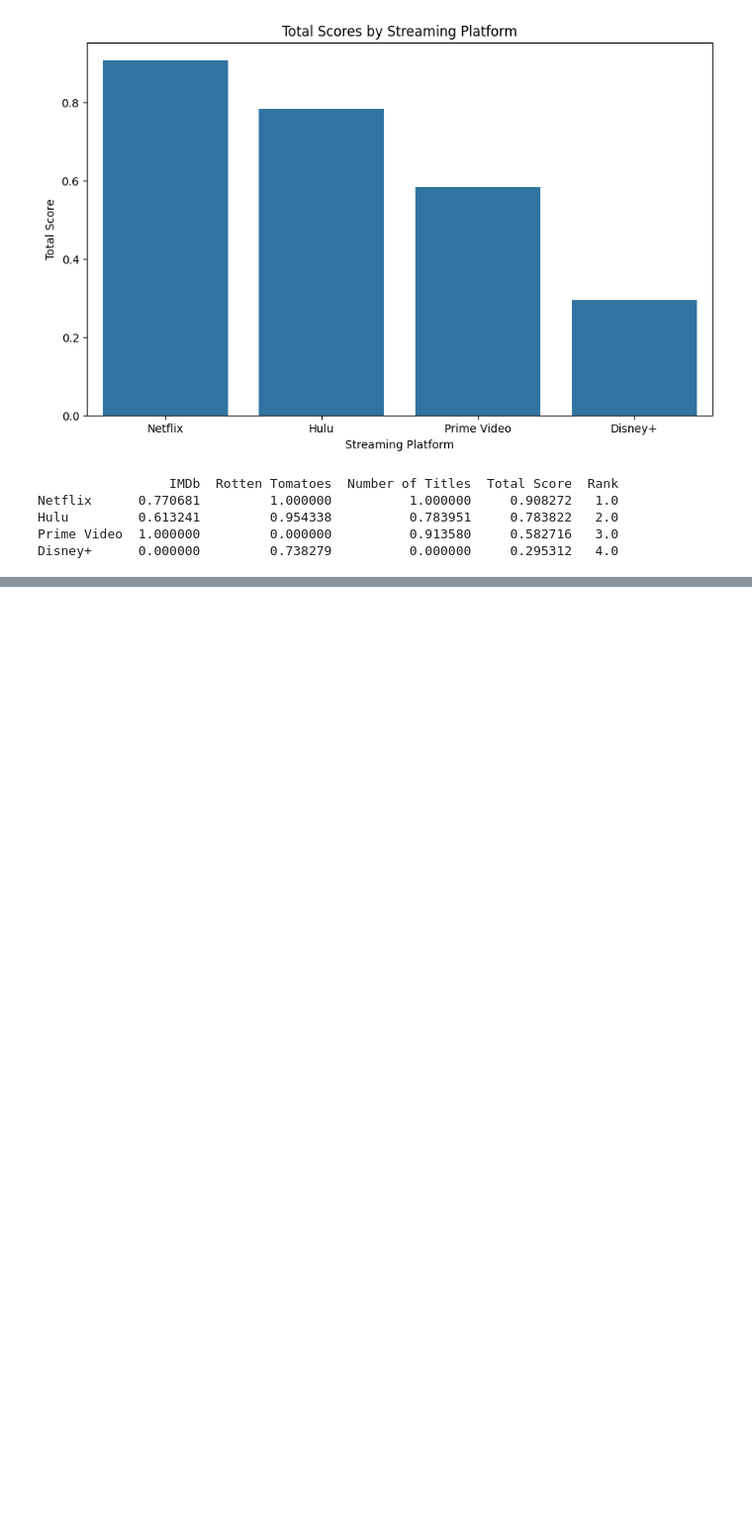
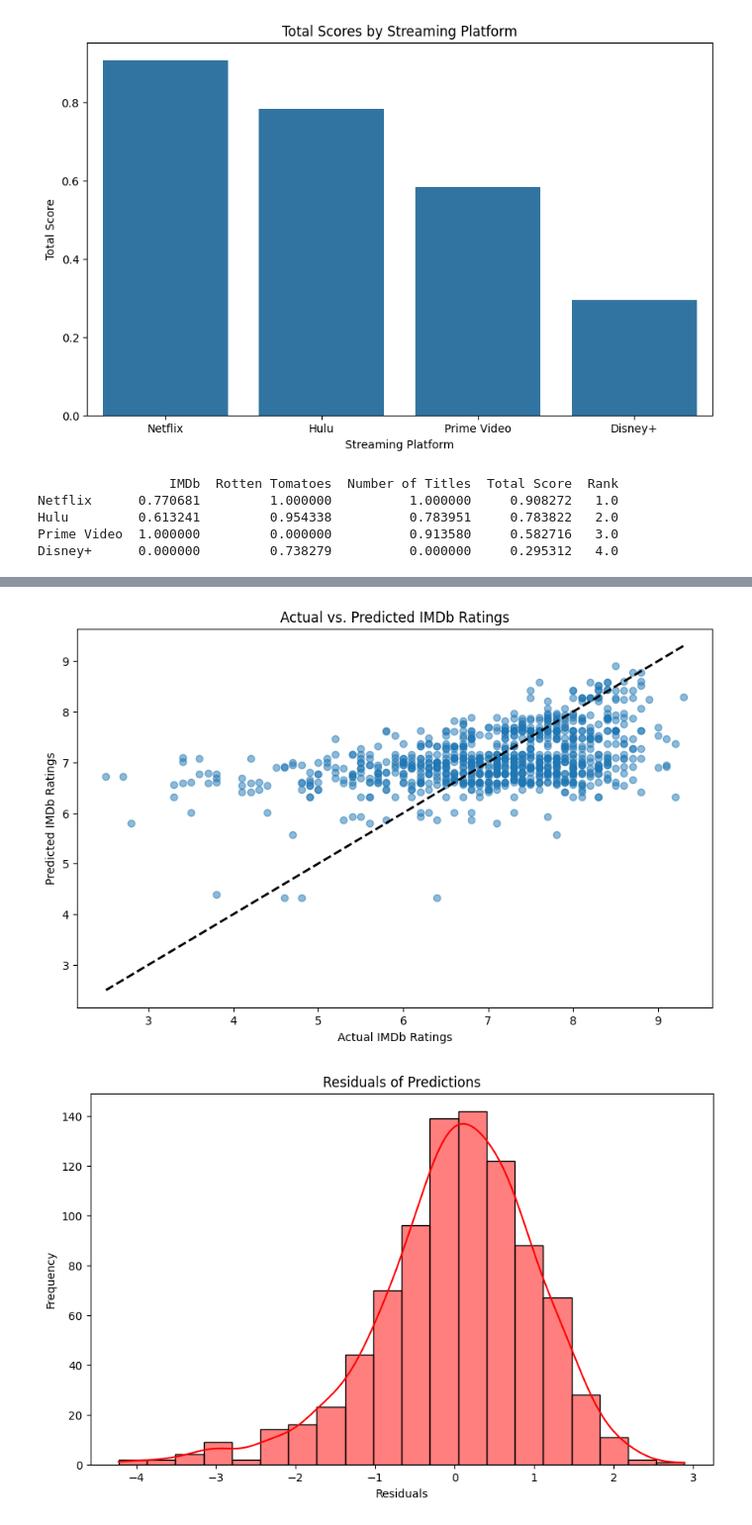
Before and after one commit to albinjoseph229/Python, a Jupyter notebook: python_project/python_project_analysis.ipynb, the cells around one changed output, grey strips where cells are left out. Shown at 99% size. Cells and saved outputs as stored; diff of their text form; code cells hidden in the pictures; blank space fills up the shorter version.

```diff
--- a/python_project/python_project_analysis.ipynb
+++ b/python_project/python_project_analysis.ipynb
@@ -173,0 +352,34 @@ Disney+      0.000000         0.738279          0.000000     0.295312   4.0
+# %%
+import matplotlib.pyplot as plt
+import seaborn as sns
+
+# Scatter Plot of Actual vs. Predicted Values
+plt.figure(figsize=(10, 6))
+plt.scatter(y_test, y_pred, alpha=0.5)
+plt.plot([y_test.min(), y_test.max()], [y_test.min(), y_test.max()], 'k--', lw=2)
+plt.xlabel('Actual IMDb Ratings')
+plt.ylabel('Predicted IMDb Ratings')
+plt.title('Actual vs. Predicted IMDb Ratings')
+plt.show()
+
+# Residual Plot
+residuals = y_test - y_pred
+plt.figure(figsize=(10, 6))
+sns.histplot(residuals, bins=20, kde=True, color='red')
+plt.xlabel('Residuals')
+plt.ylabel('Frequency')
+plt.title('Residuals of Predictions')
+plt.show()
+
+# Feature Importance Plot (for Random Forest)
+importances = model.feature_importances_
+feature_names = X.columns
+plt.figure(figsize=(10, 6))
+sns.barplot(x=importances, y=feature_names)
+plt.xlabel('Importance')
+plt.ylabel('Feature')
+plt.title('Feature Importance')
+plt.show()
+# %% [output]
+[figure, added]
+[figure, added]
```
Also changed, not shown: parts of 3 cells of this notebook, 3 other files.
